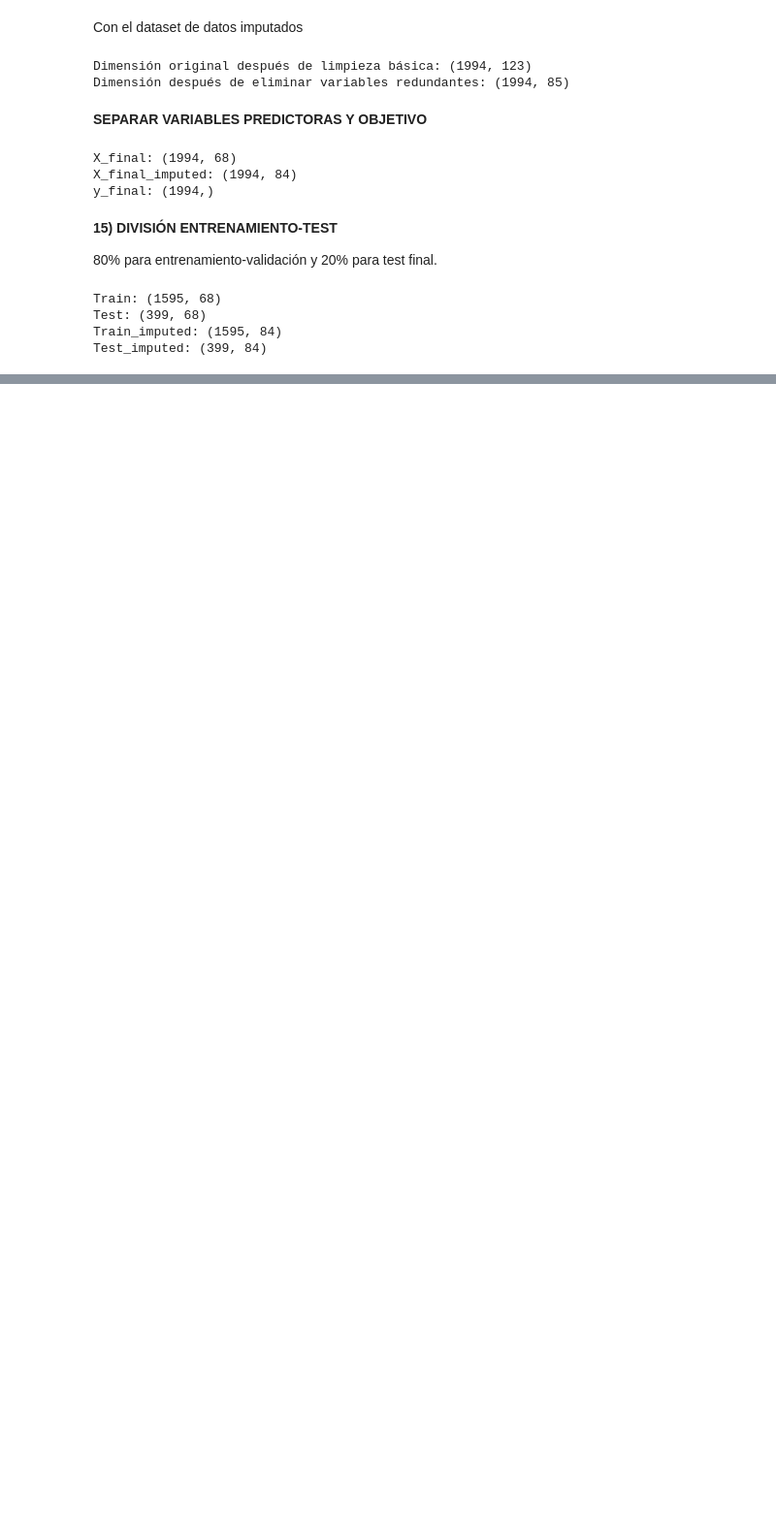
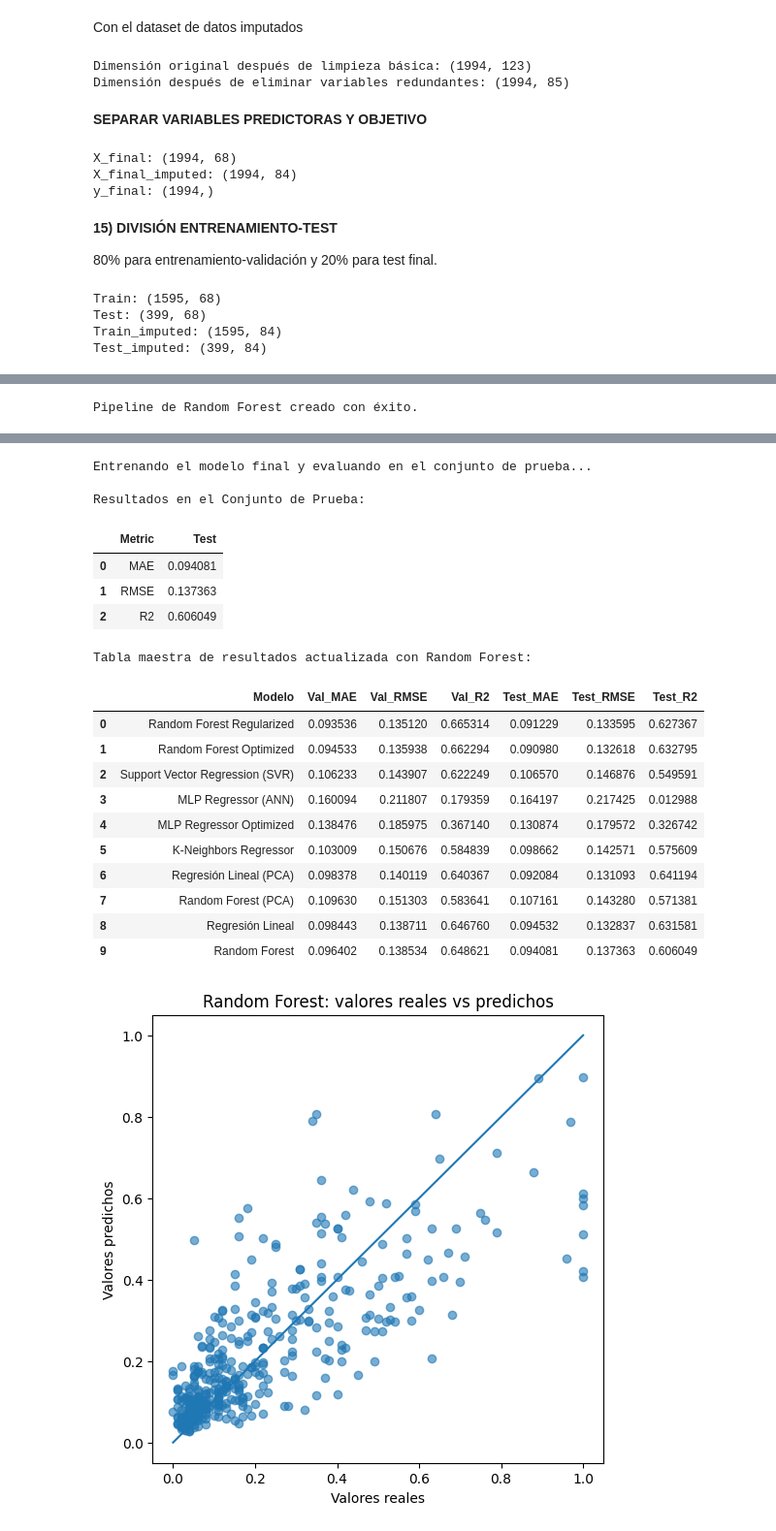
Before and after one commit to josemesa0112/machine-learning-repository, a Jupyter notebook: Machine_Learning_applied_to_Crime_Prediction.ipynb, the cells around one changed output, grey strips where cells are left out. Shown at 97% size. Drawn from its saved outputs; the diff is of its cells as text; code cells hidden in the pictures; blank space fills up the shorter version.

```diff
--- a/Machine_Learning_applied_to_Crime_Prediction.ipynb
+++ b/Machine_Learning_applied_to_Crime_Prediction.ipynb
@@ -405,0 +684,49 @@ Test_imputed: (399, 84)
+# %%
+# Importar RandomForestRegressor
+from sklearn.ensemble import RandomForestRegressor
+
+# Construir el pipeline para Random Forest
+random_forest_pipeline = Pipeline(steps=[
+    ("model", RandomForestRegressor(n_estimators=100, random_state=42))
+])
+
+print("Pipeline de Random Forest creado con éxito.")
+# %% [output]
+Pipeline de Random Forest creado con éxito.
+# %%
+# Usar la función general de evaluación para Random Forest
+val_mae_rf, val_rmse_rf, val_r2_rf, test_mae_rf, test_rmse_rf, test_r2_rf, y_pred_rf = \
+    evaluate_regression_model(
+        random_forest_pipeline,
+        X_train, y_train, X_test, y_test,
+        cv,
+        scoring,
+        model_name="Random Forest"
+    )
+
+# Eliminar la entrada existente si el modelo ya está en la tabla
+master_results_df = master_results_df[master_results_df['Modelo'] != "Random Forest"].reset_index(drop=True)
+# Añadir los resultados a la tabla maestra
+master_results_df.loc[len(master_results_df)] = [
+    "Random Forest",
+    val_mae_rf,
+    val_rmse_rf,
+    val_r2_rf,
+    test_mae_rf,
+    test_rmse_rf,
+    test_r2_rf
+]
+
+print("\nTabla maestra de resultados actualizada con Random Forest:")
+# Se muestra la tabla maestra con los resultados de Random Forest
+display(master_results_df)
+
+# Generar gráfica de valores reales vs predichos para Random Forest
+plt.figure(figsize=(6, 6))
+plt.scatter(y_test, y_pred_rf, alpha=0.6)
+plt.plot([y_test.min(), y_test.max()], [y_test.min(), y_test.max()])
+plt.xlabel("Valores reales")
+plt.ylabel("Valores predichos")
+plt.title("Random Forest: valores reales vs predichos")
+plt.show()
+# %% [output]
@@ -405,0 +742,20 @@ Test_imputed: (399, 84)
+Entrenando el modelo final y evaluando en el conjunto de prueba...
+
+Resultados en el Conjunto de Prueba:
+|  | Metric | Test |
+| 0 | MAE | 0.094081 |
+| 1 | RMSE | 0.137363 |
+| 2 | R2 | 0.606049 |
+Tabla maestra de resultados actualizada con Random Forest:
+|  | Modelo | Val_MAE | Val_RMSE | Val_R2 | Test_MAE | Test_RMSE | Test_R2 |
+| 0 | Random Forest Regularized | 0.093536 | 0.135120 | 0.665314 | 0.091229 | 0.133595 | 0.627367 |
+| 1 | Random Forest Optimized | 0.094533 | 0.135938 | 0.662294 | 0.090980 | 0.132618 | 0.632795 |
+| 2 | Support Vector Regression (SVR) | 0.106233 | 0.143907 | 0.622249 | 0.106570 | 0.146876 | 0.549591 |
+| 3 | MLP Regressor (ANN) | 0.160094 | 0.211807 | 0.179359 | 0.164197 | 0.217425 | 0.012988 |
+| 4 | MLP Regressor Optimized | 0.138476 | 0.185975 | 0.367140 | 0.130874 | 0.179572 | 0.326742 |
+| 5 | K-Neighbors Regressor | 0.103009 | 0.150676 | 0.584839 | 0.098662 | 0.142571 | 0.575609 |
+| 6 | Regresión Lineal (PCA) | 0.098378 | 0.140119 | 0.640367 | 0.092084 | 0.131093 | 0.641194 |
+| 7 | Random Forest (PCA) | 0.109630 | 0.151303 | 0.583641 | 0.107161 | 0.143280 | 0.571381 |
+| 8 | Regresión Lineal | 0.098443 | 0.138711 | 0.646760 | 0.094532 | 0.132837 | 0.631581 |
+| 9 | Random Forest | 0.096402 | 0.138534 | 0.648621 | 0.094081 | 0.137363 | 0.606049 |
+[figure, added]
```
Also changed, not shown: parts of 15 cells of this notebook.
